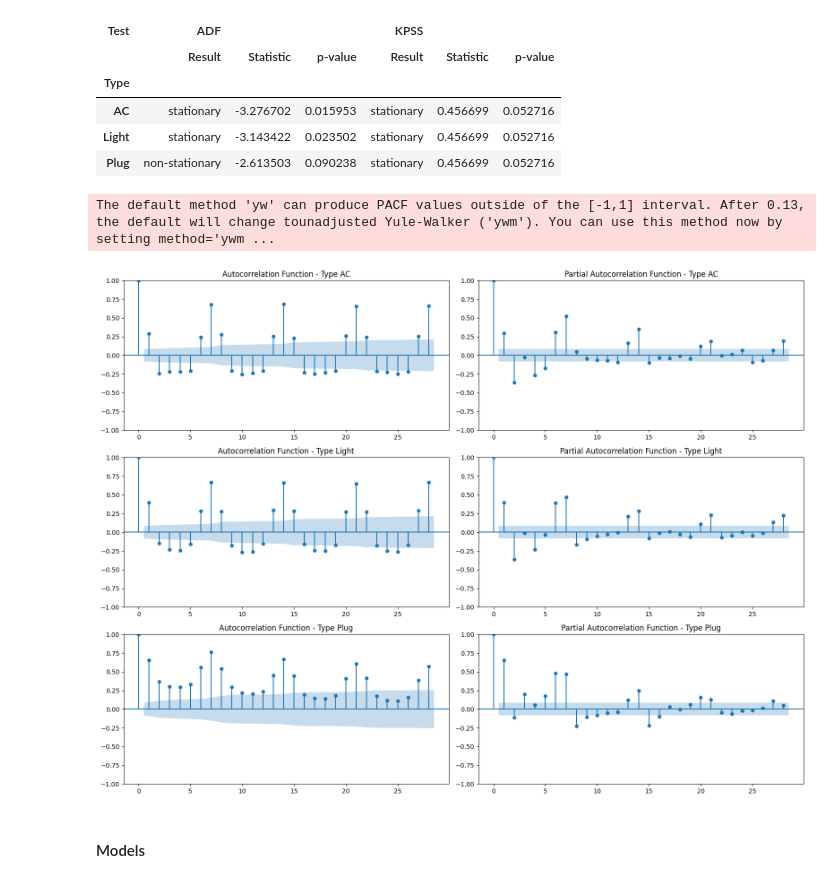
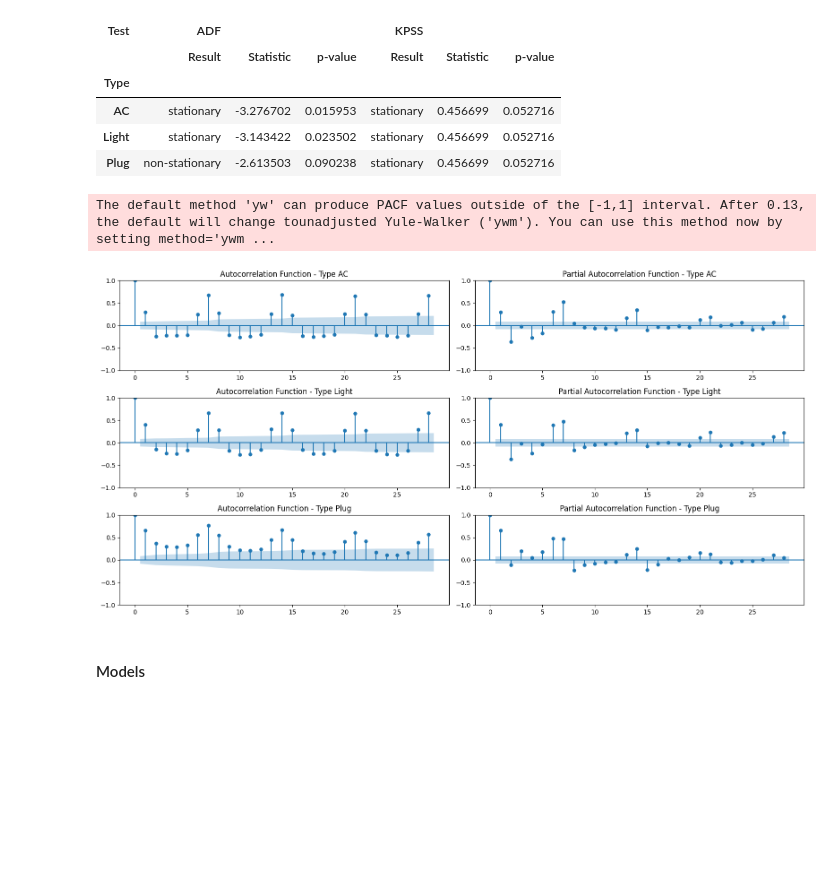
Before and after one commit to CyrilleSmid/load-prediction-research-notebook, a Jupyter notebook: load-prediction-research.ipynb, the cells around one changed output. Drawn from its saved outputs; the diff is of its cells as text; code cells hidden in the pictures; blank space fills up the shorter version.

```diff
--- a/load-prediction-research.ipynb
+++ b/load-prediction-research.ipynb
@@ -427,6 +544,6 @@ for col in zone_train_df.columns:
         clear_output(wait=False)
     predictions.append(prediction)
 
-predictions = pd.DataFrame(predictions).T
-predictions.columns = zone_train_df.columns
-total_prediction = predictions.sum(axis=1)
+predictions_sarimax_zone = pd.DataFrame(predictions).T
+predictions_sarimax_zone.columns = zone_train_df.columns
+predictions_df["SARIMAX-Zone"] = predictions_sarimax_zone.sum(axis=1).to_numpy()
@@ -447,11 +565,11 @@ SARIMAX-Zone   472537.485667  469478.831582 -0.6515
 # %%
-fig = make_subplots(rows=predictions.shape[1], cols=1,
+fig = make_subplots(rows=predictions_sarimax_zone.shape[1], cols=1,
                     shared_xaxes=True, vertical_spacing=0.03,
-                    subplot_titles = [f'Zone {col}' for col in predictions.columns])
+                    subplot_titles = [f'Zone {col}' for col in predictions_sarimax_zone.columns])
 
-for i, col in enumerate(predictions.columns):
+for i, col in enumerate(predictions_sarimax_zone.columns):
     fig.add_trace(
-    go.Scatter(x=zone_test_df.index, y=predictions[col],
+    go.Scatter(x=zone_test_df.index, y=predictions_sarimax_zone[col],
                name=f'Zone {col}: Pred', line_color='#385E88',
                mode='lines'),
     row=i+1, col=1)
@@ -509,6 +627,6 @@ predictions = predictions.merge(test[['Unique Id', 'Date', 'Load', 'If Work Day'
                                 on=['Unique Id', 'Date'], how='left')
 predictions = predictions.reset_index()
 
-total_prediction = predictions[['Date','LGBMRegressor', 'Load']].groupby(['Date']).sum()
-predictions = predictions.pivot(index='Date', columns='Unique Id', values='LGBMRegressor')
-predictions.columns = predictions.columns.map(str)
+predictions_df["LightGBM-Zone"] = predictions[['Date','LGBMRegressor']].groupby(['Date']).sum()
+predictions_lightgbm_zone = predictions.pivot(index='Date', columns='Unique Id', values='LGBMRegressor')
+predictions_lightgbm_zone.columns = predictions_lightgbm_zone.columns.map(str)
@@ -527,11 +648,11 @@ LightGBM-Zone    475070.41237  469478.831582 -1.191019
 # %%
-fig = make_subplots(rows=predictions.shape[1], cols=1,
+fig = make_subplots(rows=predictions_lightgbm_zone.shape[1], cols=1,
                     shared_xaxes=True, vertical_spacing=0.03,
-                    subplot_titles = [f'Zone {col}' for col in predictions.columns])
+                    subplot_titles = [f'Zone {col}' for col in predictions_lightgbm_zone.columns])
 
-for i, col in enumerate(predictions.columns):
+for i, col in enumerate(predictions_lightgbm_zone.columns):
     fig.add_trace(
-    go.Scatter(x=zone_test_df.index, y=predictions[col],
+    go.Scatter(x=zone_test_df.index, y=predictions_lightgbm_zone[col],
                name=f'Zone {col}: Pred', line_color='#385E88',
                mode='lines'),
     row=i+1, col=1)
@@ -583,20 +711,20 @@ results_df.set_index(['Test', 'Type'], drop=True).unstack(level=0).swaplevel(axi
 | Plug | non-stationary | -2.613503 | 0.090238 | stationary | 0.456699 | 0.052716 |
 # %%
 lags = 28
-fig, axes = plt.subplots(3, 2, figsize=(16, 12))
+fig, axes = plt.subplots(3, 2, figsize=(16, 8))
 
 for i, column_name in enumerate(total_by_type_df.columns):
     plot_acf(total_by_type_df[column_name], lags=lags, ax=axes[i, 0])
     axes[i, 0].set_title(f'Autocorrelation Function - Type {column_name}')
 
     plot_pacf(total_by_type_df[column_name], lags=lags, ax=axes[i, 1])
     axes[i, 1].set_title(f'Partial Autocorrelation Function - Type {column_name}')
 
 plt.tight_layout()
 plt.show()
 # %% [output]
 The default method 'yw' can produce PACF values outside of the [-1,1] interval. After 0.13, the default will change tounadjusted Yule-Walker ('ywm'). You can use this method now by setting method='ywm ...
-[figure, old version]
+[figure, new version]
 # %% [markdown]
 #### Models
 # %%
```
Also changed, not shown: parts of 58 cells of this notebook, 9 other files.
